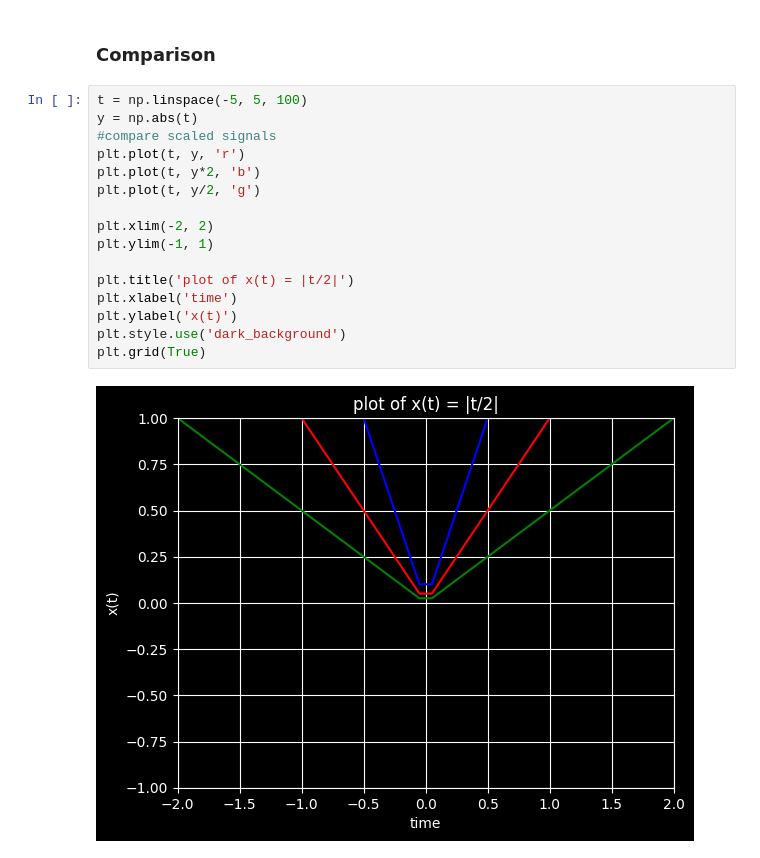
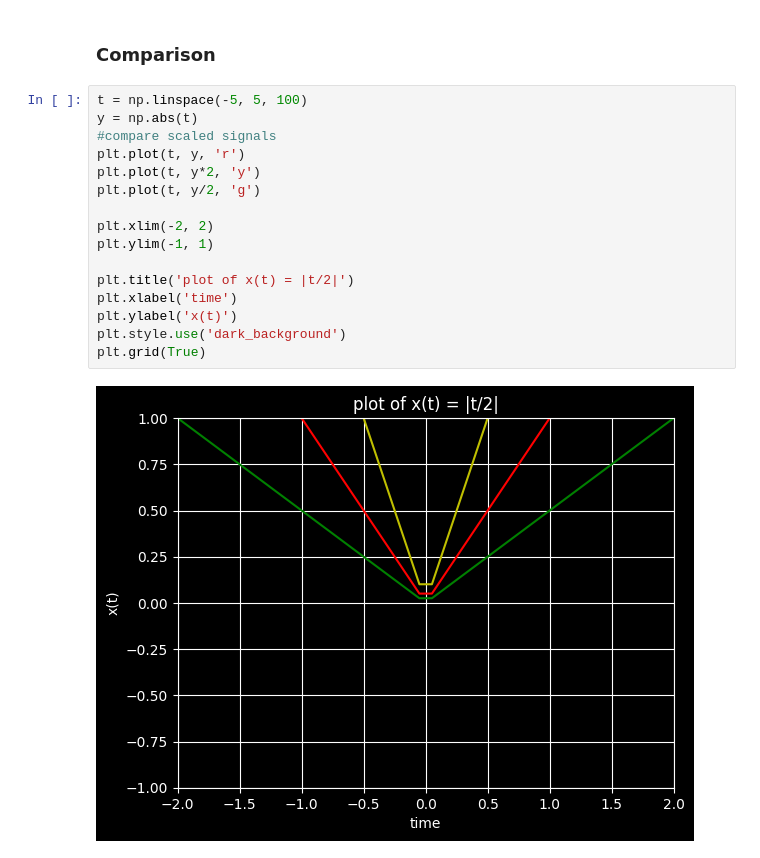
Before and after one commit to KhoshfekrMH/Dr.Ghasemian-s-Signal-Processing-Signal-Plots-with-Jupyter, a Jupyter notebook: Chapter-1/Transform the independent variable/Scaling-Ex1.ipynb, the cells around one changed output. Saved outputs shown, nothing was run; the diff lists cells and outputs as text.

```diff
--- a/Chapter-1/Transform the independent variable/Scaling-Ex1.ipynb
+++ b/Chapter-1/Transform the independent variable/Scaling-Ex1.ipynb
@@ -57,18 +57,18 @@ plt.grid(True)
 # %%
 t = np.linspace(-5, 5, 100)
 y = np.abs(t)
 #compare scaled signals
 plt.plot(t, y, 'r')
-plt.plot(t, y*2, 'b')
+plt.plot(t, y*2, 'y')
 plt.plot(t, y/2, 'g')
 
 plt.xlim(-2, 2)
 plt.ylim(-1, 1)
 
 plt.title('plot of x(t) = |t/2|')
 plt.xlabel('time')
 plt.ylabel('x(t)')
 plt.style.use('dark_background')
 plt.grid(True)
 # %% [output]
-[figure, old version]
+[figure, new version]
```
Also changed, not shown: parts of 1 cell of this notebook.
